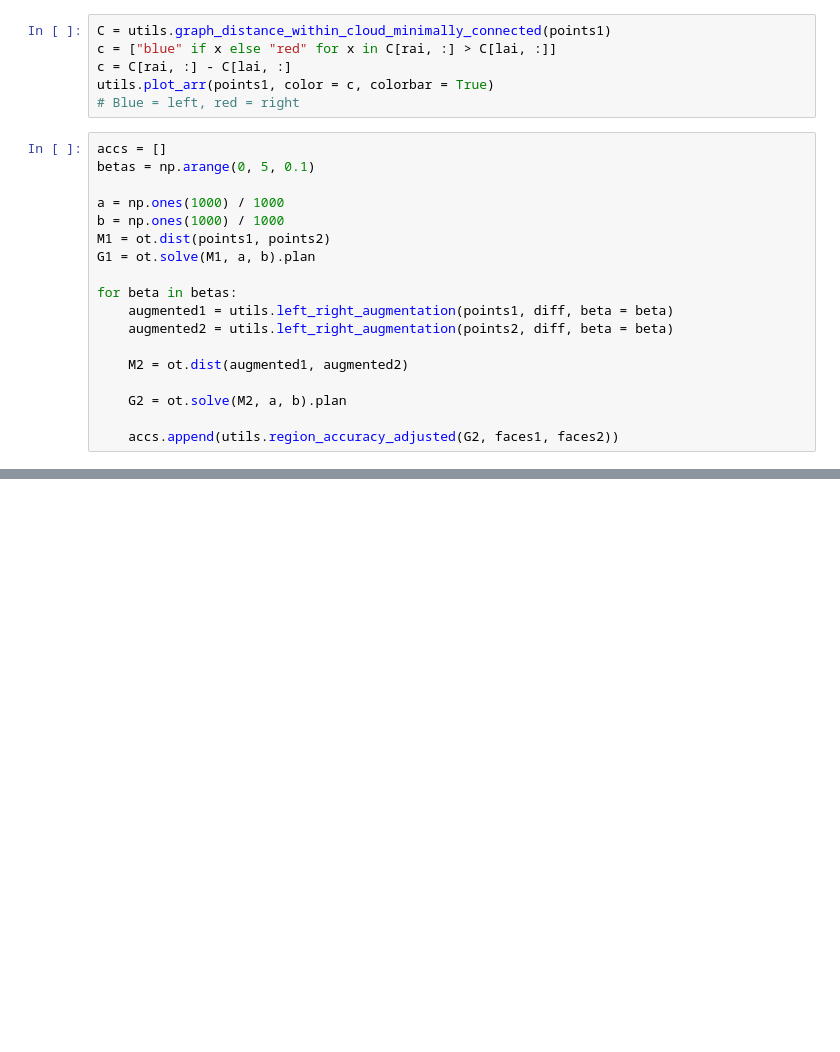
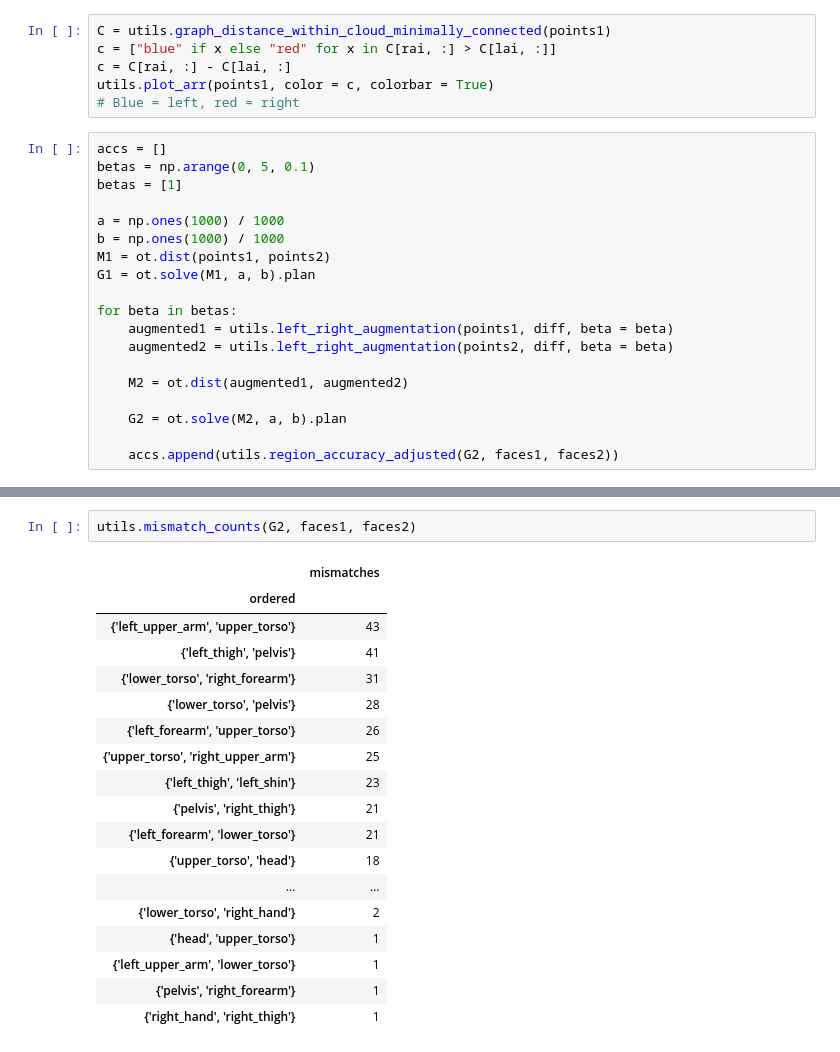
Before and after one commit to qndo1/motion_capture_ot, a Jupyter notebook: left_right_notebook.ipynb, the cells around one changed output, grey strips where cells are left out. Cells and saved outputs as stored; diff of their text form; blank space fills up the shorter version.

```diff
--- a/left_right_notebook.ipynb
+++ b/left_right_notebook.ipynb
@@ -77,6 +77,7 @@ utils.plot_arr(points1, color = c, colorbar = True)
 # %%
 accs = []
 betas = np.arange(0, 5, 0.1)
+betas = [1]
 
 a = np.ones(1000) / 1000
 b = np.ones(1000) / 1000
@@ -108,0 +129,21 @@ Region accuracy adjusted: 0.7414893617021276
+# %%
+utils.mismatch_counts(G2, faces1, faces2)
+# %% [output]
+|  | mismatches |
+| ordered |  |
+| {'left_upper_arm', 'upper_torso'} | 43 |
+| {'left_thigh', 'pelvis'} | 41 |
+| {'lower_torso', 'right_forearm'} | 31 |
+| {'lower_torso', 'pelvis'} | 28 |
+| {'left_forearm', 'upper_torso'} | 26 |
+| {'upper_torso', 'right_upper_arm'} | 25 |
+| {'left_thigh', 'left_shin'} | 23 |
+| {'pelvis', 'right_thigh'} | 21 |
+| {'left_forearm', 'lower_torso'} | 21 |
+| {'upper_torso', 'head'} | 18 |
+| ... | ... |
+| {'lower_torso', 'right_hand'} | 2 |
+| {'head', 'upper_torso'} | 1 |
+| {'left_upper_arm', 'lower_torso'} | 1 |
+| {'pelvis', 'right_forearm'} | 1 |
+| {'right_hand', 'right_thigh'} | 1 |
```
Also changed, not shown: parts of 6 cells of this notebook, 2 other files.
